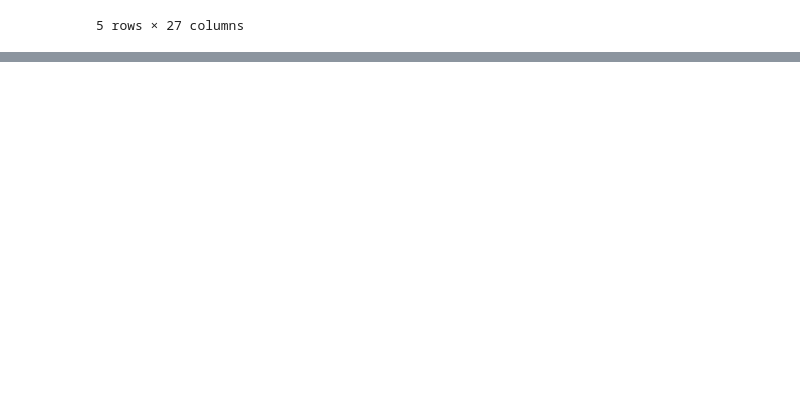
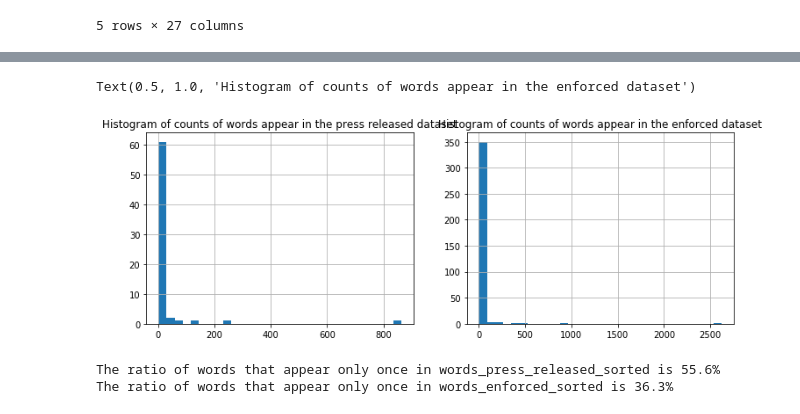
Before and after one commit to KKanakaraj/Amazon-Reviews-Infectious-Disease, a Jupyter notebook: notebooks/FDA_recall_reasons.ipynb, the cells around one changed output, grey strips where cells are left out. Saved outputs shown, nothing was run; the diff lists cells and outputs as text; code cells hidden in the pictures; blank space fills up the shorter version.

```diff
--- a/notebooks/FDA_recall_reasons.ipynb
+++ b/notebooks/FDA_recall_reasons.ipynb
@@ -129,0 +135,24 @@ show_wordcloud(frequent_words_enforced[:200], title = "Top frequent words in enf
+# %%
+# Count all of the words in each list
+counts_press_released = pd.Series([count for word, count in press_released_sorted if len(word)>2])
+counts_enforced = pd.Series([count for word, count in enforced_sorted if len(word)>2])
+# %%
+# Plot the histograms of word counts in each list
+plt.figure(figsize=(12, 4))
+
+plt.subplot(1,2,1)
+counts_press_released.value_counts().hist(bins=30)
+plt.title("Histogram of counts of words appear in the press released dataset")
+
+plt.subplot(1,2,2)
+counts_enforced.value_counts().hist(bins=30)
+plt.title("Histogram of counts of words appear in the enforced dataset")
+# %% [output]
+Text(0.5, 1.0, 'Histogram of counts of words appear in the enforced dataset')
+[figure, added]
+# %%
+print("The ratio of words that appear only once in words_press_released_sorted is {:.1f}%".format(counts_press_released.value_counts()[1]/len(words_press_released_sorted)*100))
+print("The ratio of words that appear only once in words_enforced_sorted is {:.1f}%".format(counts_enforced.value_counts()[1]/len(words_enforced_sorted)*100))
+# %% [output]
+The ratio of words that appear only once in words_press_released_sorted is 55.6%
+The ratio of words that appear only once in words_enforced_sorted is 36.3%
```
Also changed, not shown: parts of 30 cells of this notebook.
